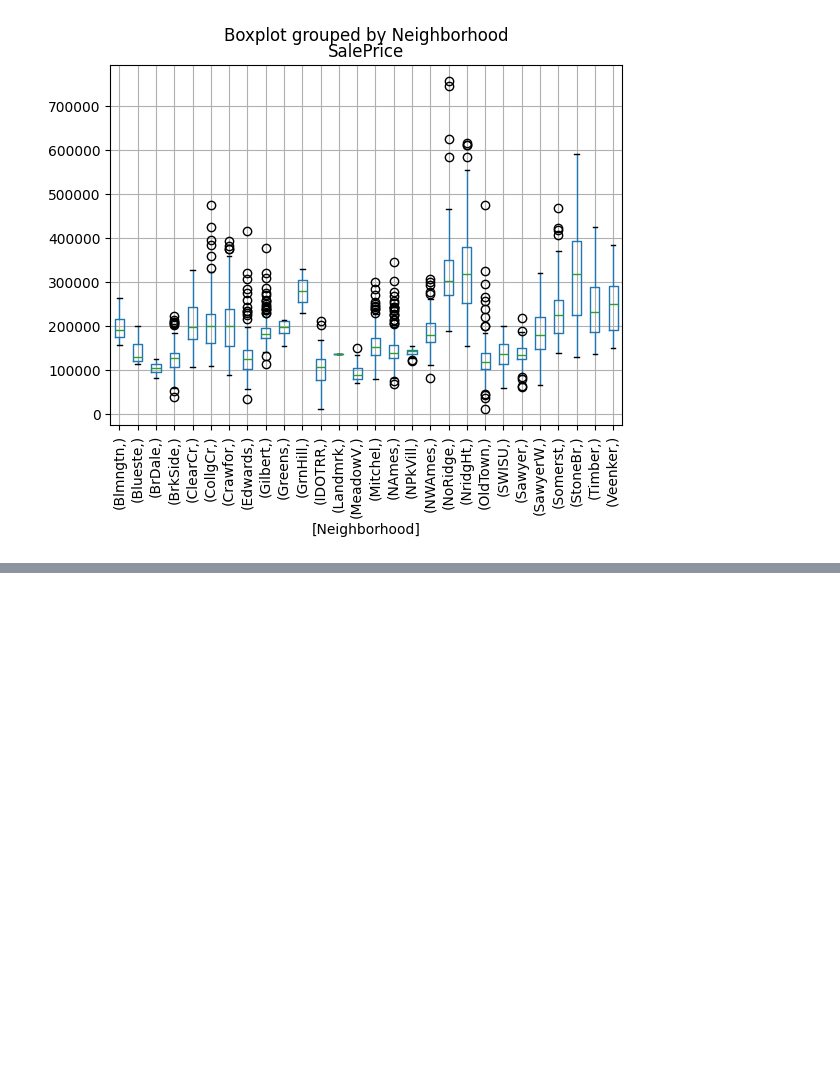
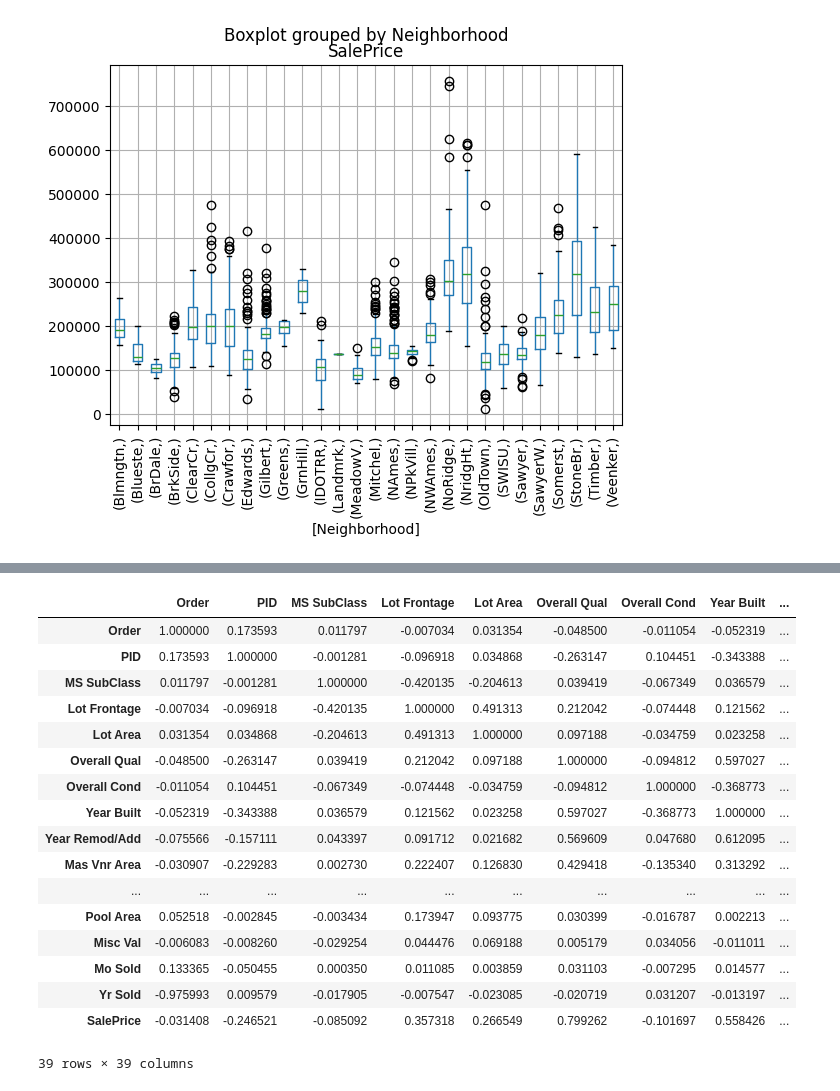
Before and after one commit to mmhverheijden/jads-discover-projects, a Jupyter notebook: ames-housing/exploratory_analysis.ipynb, the cells around one changed output, grey strips where cells are left out. Drawn from its saved outputs; the diff is of its cells as text; code cells hidden in the pictures; blank space fills up the shorter version.

```diff
--- a/ames-housing/exploratory_analysis.ipynb
+++ b/ames-housing/exploratory_analysis.ipynb
@@ -205,0 +246,28 @@ plt.show()
+# %%
+# Pearson correlation coefficients:
+# most used manner in order to calculate a linear correlation,
+# resulting in a correlation coefficient (r)
+# 0<=1: positive corr
+# 0: no corr
+# -1=>0: negative corr
+corr_table = numeric_df.corr()
+corr_table
+# %% [output]
+|  | Order | PID | MS SubClass | Lot Frontage | Lot Area | Overall Qual | Overall Cond | Year Built | ... |
+| Order | 1.000000 | 0.173593 | 0.011797 | -0.007034 | 0.031354 | -0.048500 | -0.011054 | -0.052319 | ... |
+| PID | 0.173593 | 1.000000 | -0.001281 | -0.096918 | 0.034868 | -0.263147 | 0.104451 | -0.343388 | ... |
+| MS SubClass | 0.011797 | -0.001281 | 1.000000 | -0.420135 | -0.204613 | 0.039419 | -0.067349 | 0.036579 | ... |
+| Lot Frontage | -0.007034 | -0.096918 | -0.420135 | 1.000000 | 0.491313 | 0.212042 | -0.074448 | 0.121562 | ... |
+| Lot Area | 0.031354 | 0.034868 | -0.204613 | 0.491313 | 1.000000 | 0.097188 | -0.034759 | 0.023258 | ... |
+| Overall Qual | -0.048500 | -0.263147 | 0.039419 | 0.212042 | 0.097188 | 1.000000 | -0.094812 | 0.597027 | ... |
+| Overall Cond | -0.011054 | 0.104451 | -0.067349 | -0.074448 | -0.034759 | -0.094812 | 1.000000 | -0.368773 | ... |
+| Year Built | -0.052319 | -0.343388 | 0.036579 | 0.121562 | 0.023258 | 0.597027 | -0.368773 | 1.000000 | ... |
+| Year Remod/Add | -0.075566 | -0.157111 | 0.043397 | 0.091712 | 0.021682 | 0.569609 | 0.047680 | 0.612095 | ... |
+| Mas Vnr Area | -0.030907 | -0.229283 | 0.002730 | 0.222407 | 0.126830 | 0.429418 | -0.135340 | 0.313292 | ... |
+| ... | ... | ... | ... | ... | ... | ... | ... | ... | ... |
+| Pool Area | 0.052518 | -0.002845 | -0.003434 | 0.173947 | 0.093775 | 0.030399 | -0.016787 | 0.002213 | ... |
+| Misc Val | -0.006083 | -0.008260 | -0.029254 | 0.044476 | 0.069188 | 0.005179 | 0.034056 | -0.011011 | ... |
+| Mo Sold | 0.133365 | -0.050455 | 0.000350 | 0.011085 | 0.003859 | 0.031103 | -0.007295 | 0.014577 | ... |
+| Yr Sold | -0.975993 | 0.009579 | -0.017905 | -0.007547 | -0.023085 | -0.020719 | 0.031207 | -0.013197 | ... |
+| SalePrice | -0.031408 | -0.246521 | -0.085092 | 0.357318 | 0.266549 | 0.799262 | -0.101697 | 0.558426 | ... |
+39 rows × 39 columns
```
Also changed, not shown: parts of 8 cells of this notebook, 1 other file.
